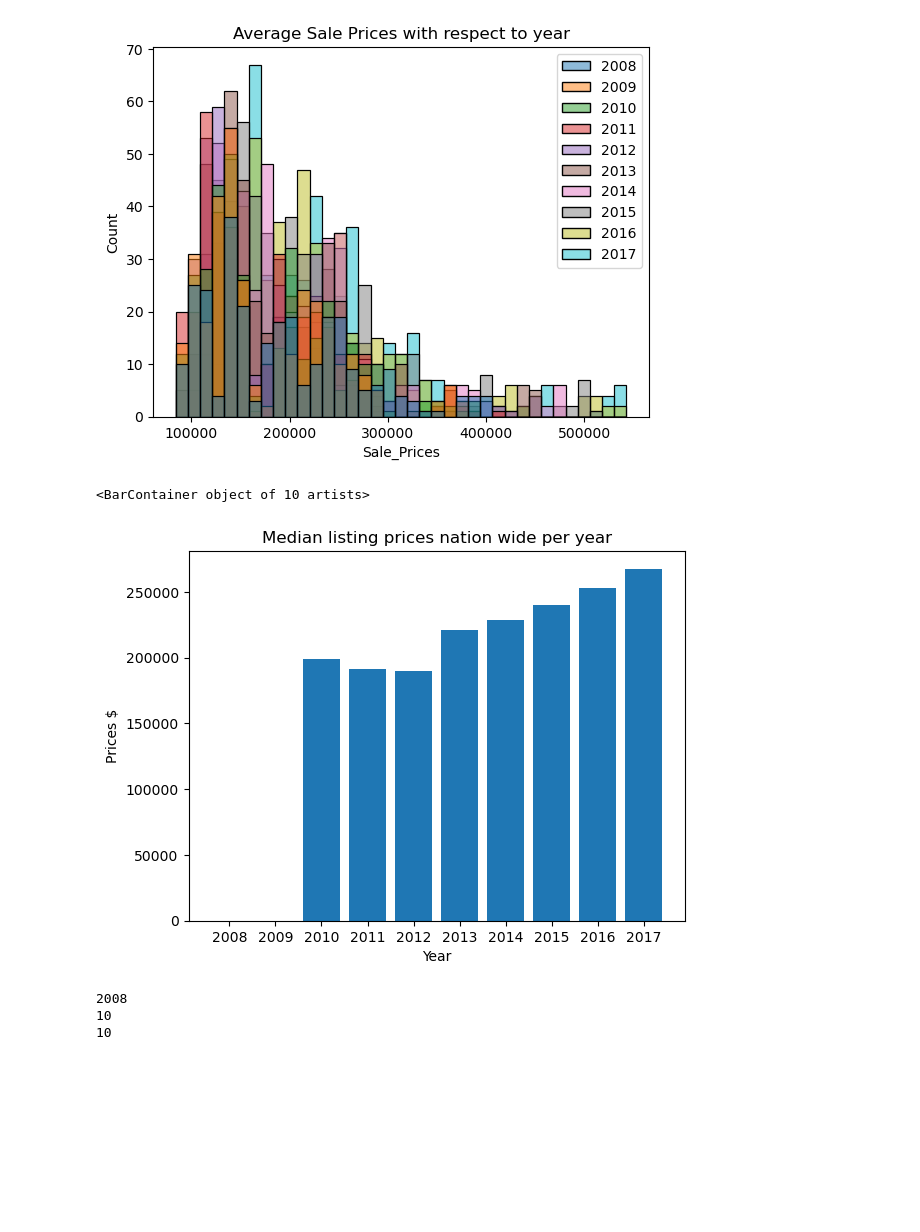
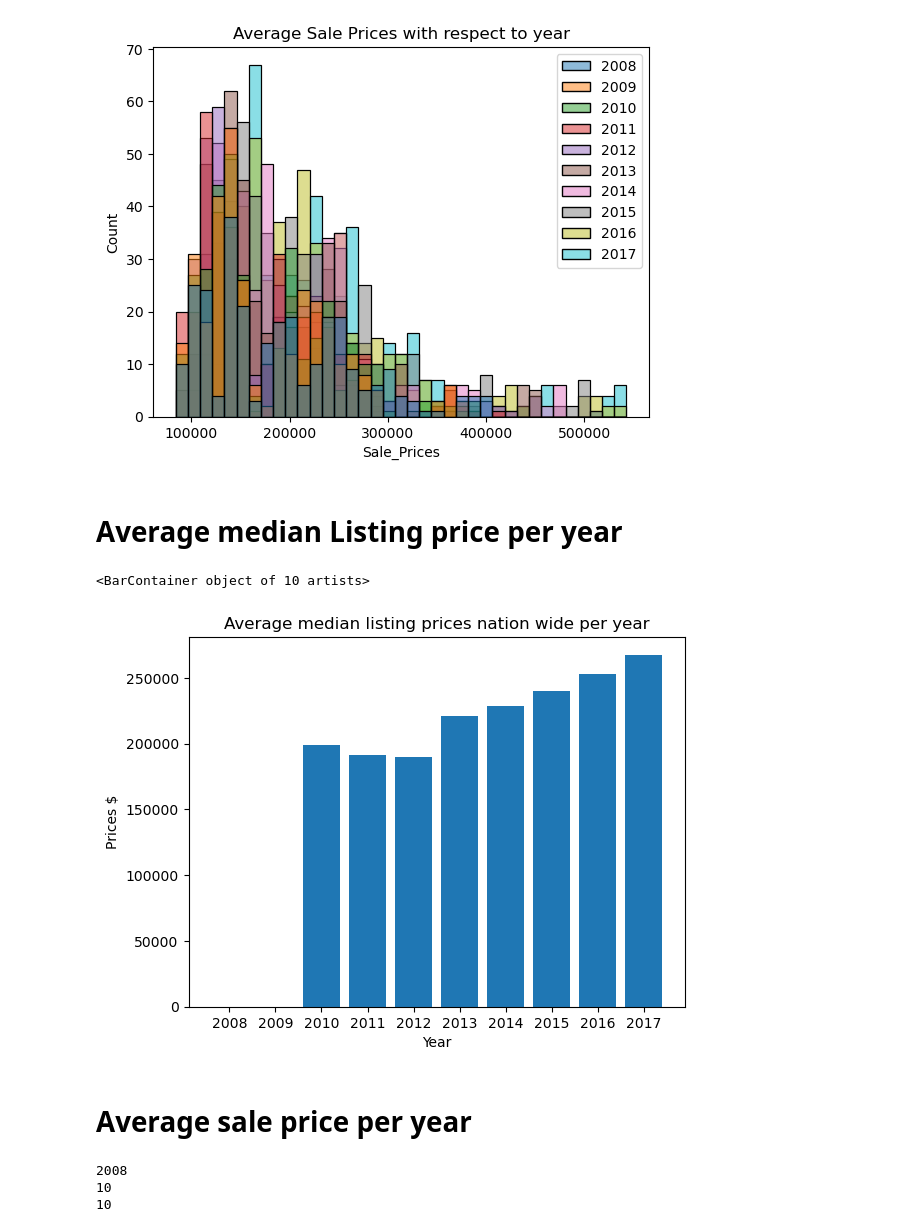
Before and after one commit to MikePlekan/Real-Estate-project, a Jupyter notebook: LookingAtData.ipynb, the cells around one changed output. Drawn from its saved outputs; the diff is of its cells as text; code cells hidden in the pictures; blank space fills up the shorter version.

```diff
--- a/LookingAtData.ipynb
+++ b/LookingAtData.ipynb
@@ -6,7 +6,7 @@ import utils as utils
 import matplotlib.pylab as plt
 %reload_ext autoreload
 %autoreload 2
-df=utils.get_df('./zillowData/State_time_series.csv')
+df=pd.read_csv('./zillowData/State_time_series.csv')
 # %%
 print(df.columns)
 # %% [output]
@@ -64,6 +66,8 @@ sb.histplot(dfMedHist, x='Sale_Prices', hue = years)
 # %% [output]
 <AxesSubplot:title={'center':'Average Sale Prices with respect to year'}, xlabel='Sale_Prices', ylabel='Count'>
 [figure]
+# %% [markdown]
+# Average median Listing price per year
 # %%
 years = []
 prices = []
@@ -84,35 +88,37 @@ total = 0
 num = 0
 averagePrice = [0,0]
 yearToCheck = int(years[0])
 xlab = ['2008', '2009', '2010']
 #print(type(yearToCheck))
 
 for i in range(len(prices)):
     year = int(years[i])
 
     if (year == yearToCheck):
         total = total + prices[i]
         num += 1
     else:
         averagePrice.append(total/num)
         yearToCheck += 1
         xlab.append(str(yearToCheck))
         total = 0
         num = 0
 
 averagePrice.append(total/num)
 
 
 #print(len(housingPrice))
 #print(len(years))
 plt.figure()
-plt.title("Median listing prices nation wide per year")
+plt.title("Average median listing prices nation wide per year")
 plt.xlabel("Year")
 plt.ylabel("Prices $")
 plt.bar(xlab, averagePrice)
 # %% [output]
 <BarContainer object of 10 artists>
-[figure, old version]
+[figure, new version]
+# %% [markdown]
+# Average sale price per year
 # %%
 years = []
 salePrice = []
```
Also changed, not shown: parts of 5 cells of this notebook.
